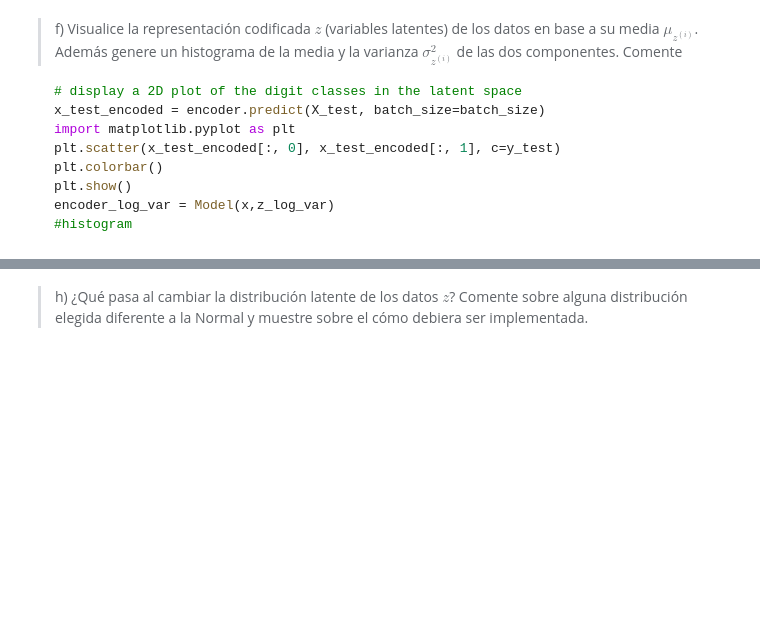
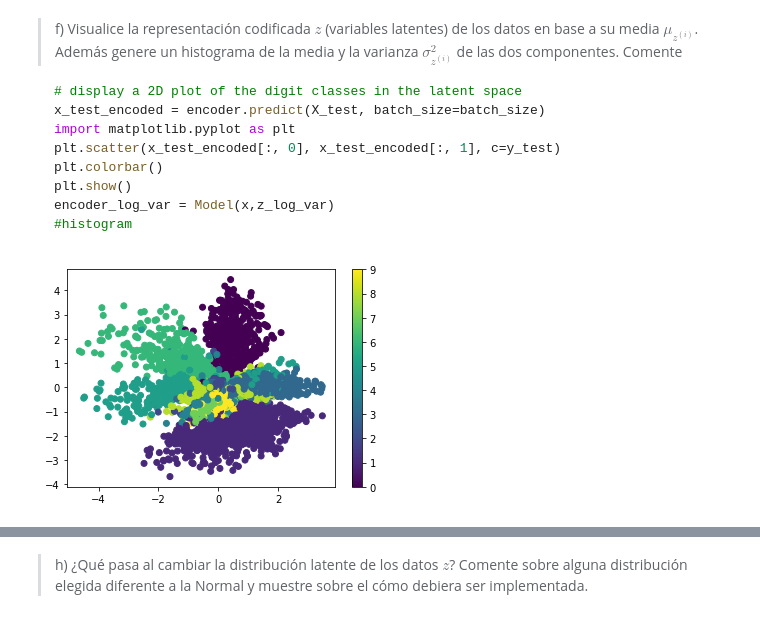
Before and after one commit to Buguemar/NNTarea3, a Jupyter notebook: Pregunta 1.ipynb, the cells around one changed output, grey strips where cells are left out. Saved outputs shown, nothing was run; the diff lists cells and outputs as text; code cells hidden in the pictures; blank space fills up the shorter version.

```diff
--- a/Pregunta 1.ipynb
+++ b/Pregunta 1.ipynb
@@ -330,0 +339,7 @@ encoder_log_var = Model(x,z_log_var)
+# %%
+plt.scatter(x_test_encoded[:, 0], x_test_encoded[:, 1], c=y_test)
+plt.colorbar()
+plt.show()
+#histogram
+# %% [output]
+[figure, added]
```
Also changed, not shown: parts of 41 cells of this notebook, 8 other files.
